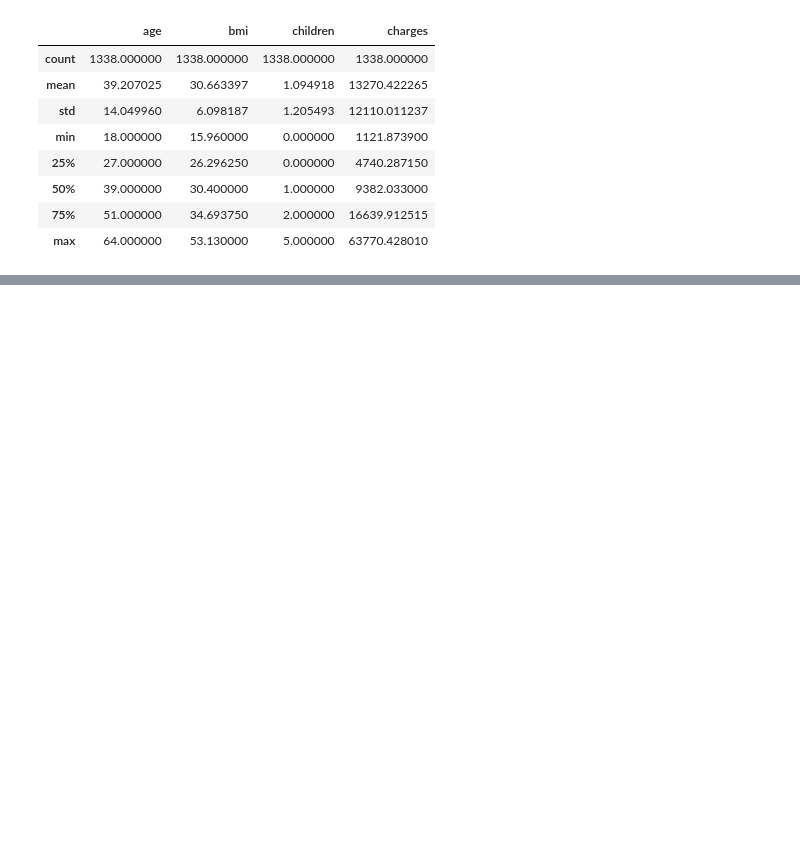
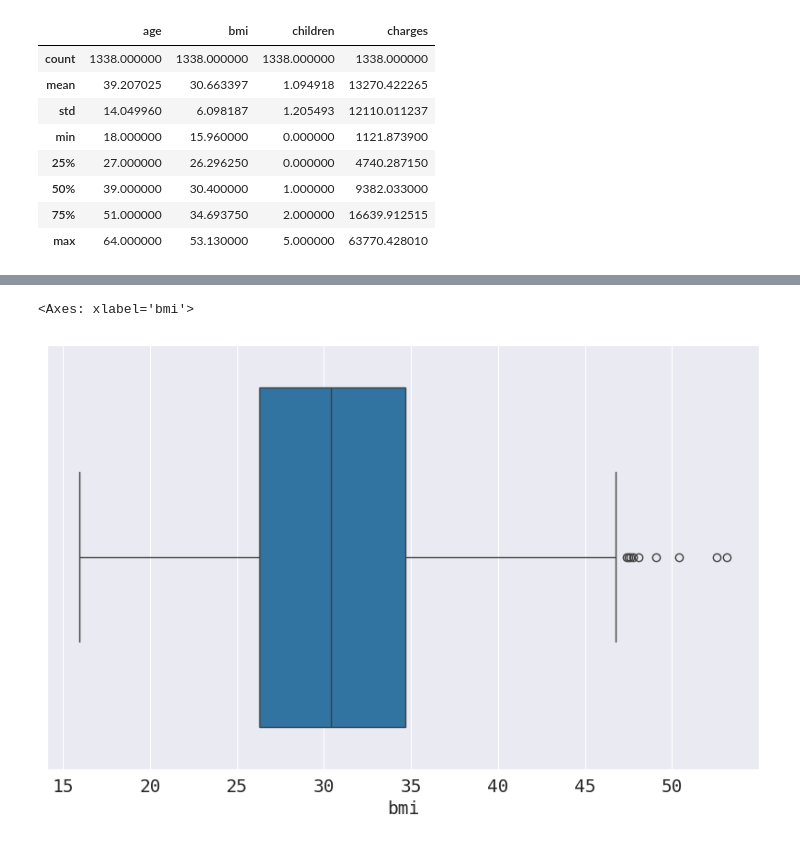
Before and after one commit to Gopal-Natarajan/Machine-learning, a Jupyter notebook: Medical_charges_machine_learning_project.ipynb, the cells around one changed output, grey strips where cells are left out. Saved outputs shown, nothing was run; the diff lists cells and outputs as text; code cells hidden in the pictures; blank space fills up the shorter version.

```diff
--- a/Medical_charges_machine_learning_project.ipynb
+++ b/Medical_charges_machine_learning_project.ipynb
@@ -91,0 +96,5 @@ medical_df.describe()
+# %%
+sns.boxplot(data=medical_df, x='bmi')
+# %% [output]
+<Axes: xlabel='bmi'>
+[figure, added]
```
Also changed, not shown: parts of 12 cells of this notebook.
